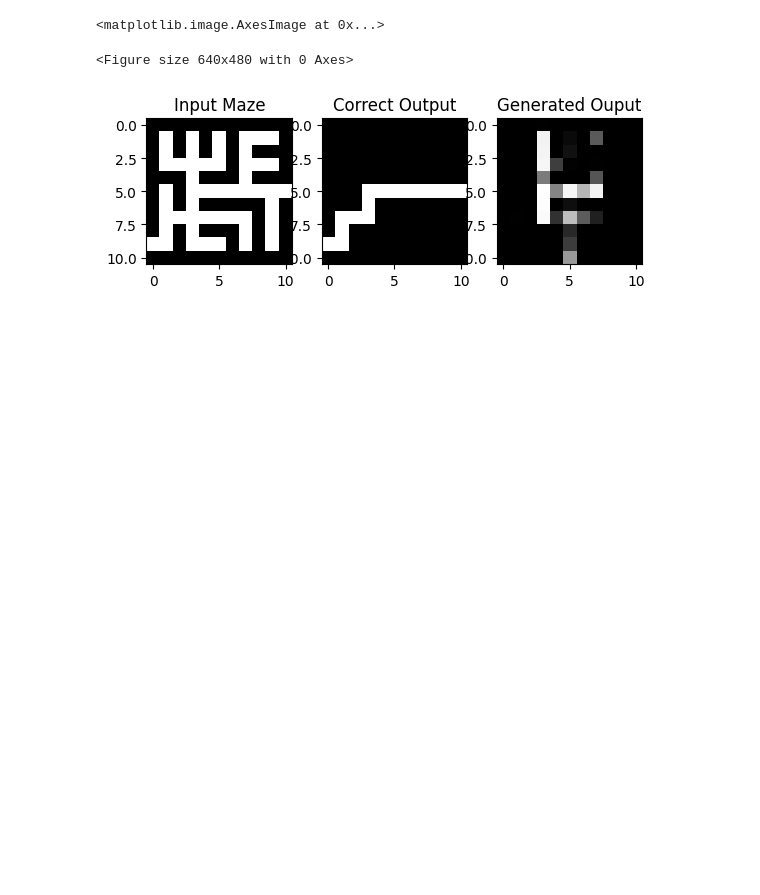
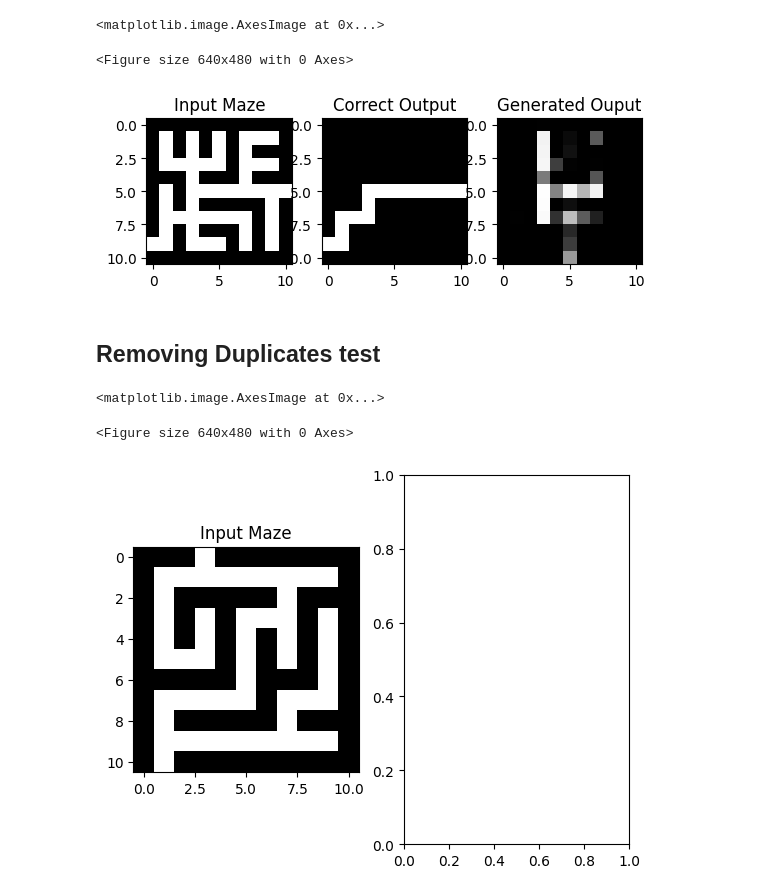
Before and after one commit to Carson-Bay/Adventures-in-NeuralNet-Atrocities, a Jupyter notebook: main.ipynb, the cells around one changed output. Drawn from its saved outputs; the diff is of its cells as text; code cells hidden in the pictures; blank space fills up the shorter version.

```diff
--- a/main.ipynb
+++ b/main.ipynb
@@ -241,3 +228,5 @@ axarr[2].imshow(o_img)
 <matplotlib.image.AxesImage at 0x...>
 <Figure size 640x480 with 0 Axes>
 [figure]
+# %% [markdown]
+## Removing Duplicates test
@@ -243,0 +267,21 @@ axarr[2].imshow(o_img)
+# %%
+import pickle
+
+with open("datasets/Mazes/NewMazeDataset11.pickle", "rb") as fin:
+    mazes = pickle.load(fin)
+
+reshaped_maze = mazes[61].reshape(11, 11) * 255
+#reshaped_o = o.reshape(11, 11) * 255
+
+maze_img = Image.fromarray(reshaped_maze)
+
+# Creat Plot
+plt.figure()
+f, axarr = plt.subplots(1,2)
+
+axarr[0].title.set_text("Input Maze")
+axarr[0].imshow(maze_img)
+# %% [output]
+<matplotlib.image.AxesImage at 0x...>
+<Figure size 640x480 with 0 Axes>
+[figure, added]
```
Also changed, not shown: parts of 4 cells of this notebook, 28 other files.
